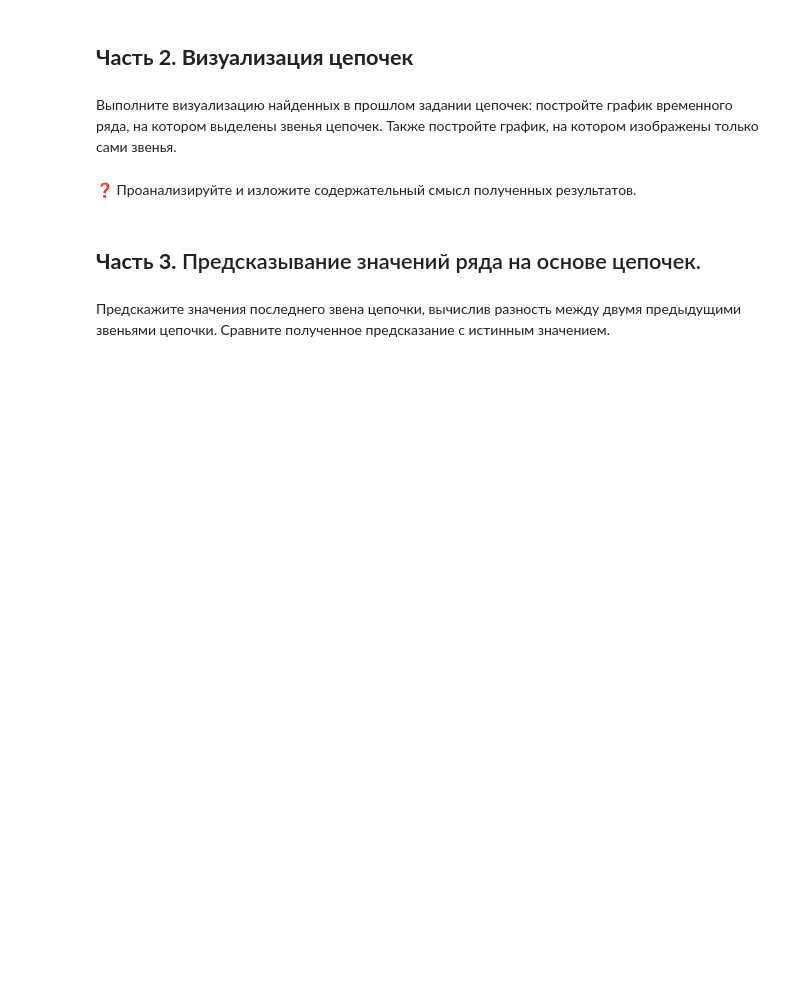
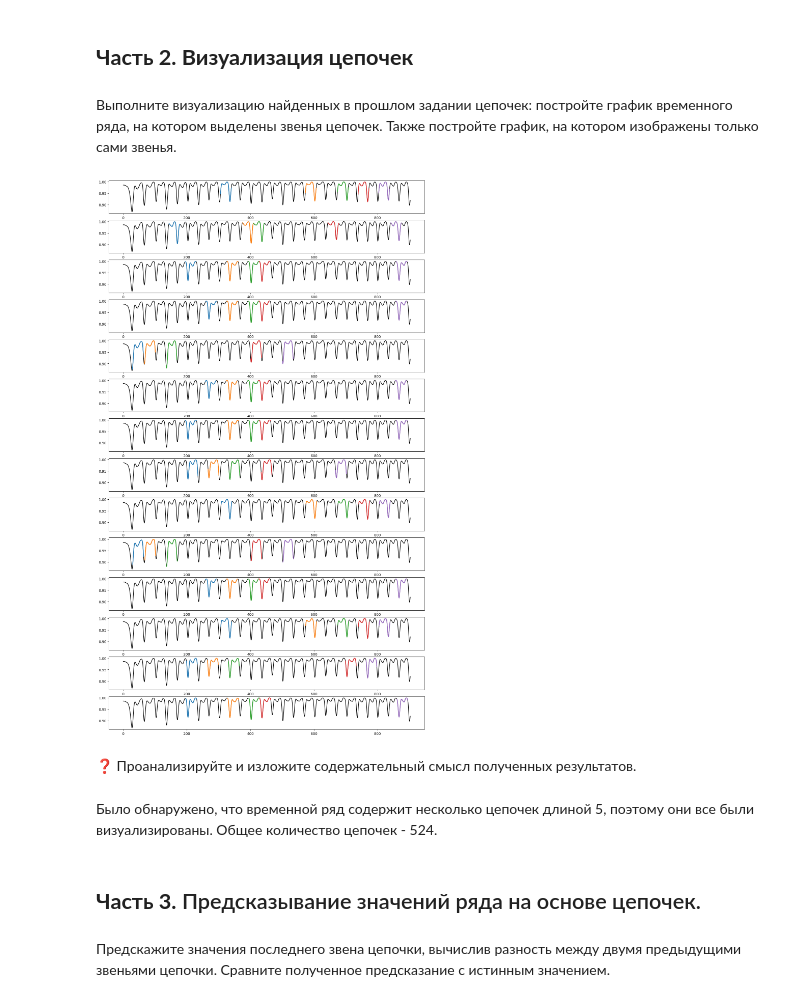
Before and after one commit to remarkked/2024-Zakharov-TimeSeriesCourse, a Jupyter notebook: practice/06 Chains/06 Chains.ipynb, the cells around one changed output. Saved outputs shown, nothing was run; the diff lists cells and outputs as text; code cells hidden in the pictures; blank space fills up the shorter version.

```diff
--- a/practice/06 Chains/06 Chains.ipynb
+++ b/practice/06 Chains/06 Chains.ipynb
@@ -29,7 +29,7 @@ ax[1].plot(ts[28:205])
 m = int((205 - 28) / 5)
 mp = stumpy.stump(ts, m)
 # mp[:, 2] и mp[:, 3] представляют расстояния и индексы начала шаблонов
-all_chain_set, chain = stumpy.allc(mp[:, 2], mp[:, 3])
+all_chain_set, chain = stumpy.allc(mp.left_I_, mp.right_I_)
 # %%
 print(chain)
 # %% [output]
@@ -47,5 +45,19 @@ print(chain)
+# %%
+chain_5 = [sub_chain for sub_chain in all_chain_set if len(sub_chain) > 4]
+fig, ax = plt.subplots(len(chain_5), 1, figsize=(16, 2 * len(chain_5)))
+
+for i in range(len(chain_5)):
+        ax[i].plot(ts, color='black')
+        for j in chain_5[i]:
+                y = ts[j:j+m]
+                x = range(j, j+m)
+                ax[i].plot(x, y, linewidth=2)
+# %% [output]
+[figure, added]
 # %% [markdown]
 ❓ Проанализируйте и изложите содержательный смысл полученных результатов.
+# %% [markdown]
+Было обнаружено, что временной ряд содержит несколько цепочек длиной 5, поэтому они все были визуализированы. Общее количество цепочек - 524.
 # %% [markdown]
 ## **Часть 3.** Предсказывание значений ряда на основе цепочек.
 # %% [markdown]
```
Also changed, not shown: parts of 1 cell of this notebook.
